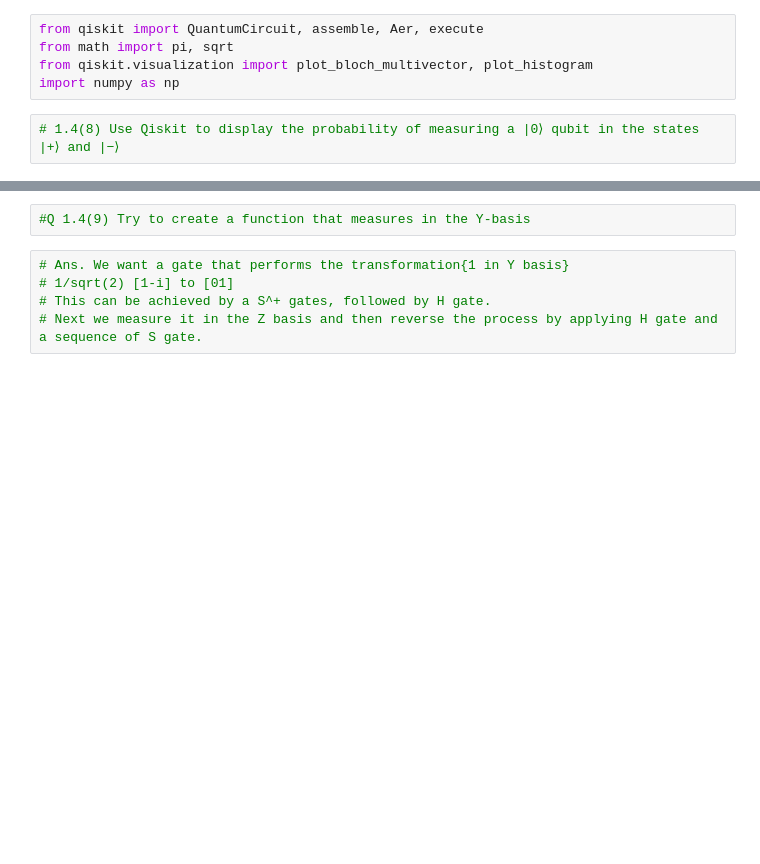
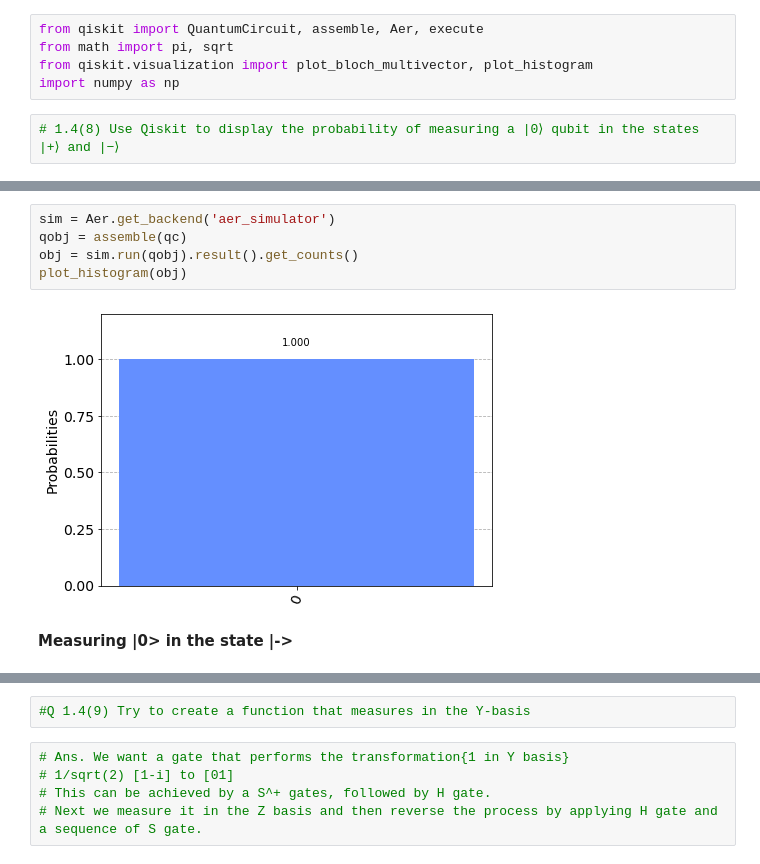
Before and after one commit to hritiksauw199/Qiskit-textbook-solutions, a Jupyter notebook: Chapter 1 Quantum States and Qubits/1.4 SIngle Qubit Gates/code.ipynb, the cells around one changed output, grey strips where cells are left out. Saved outputs shown, nothing was run; the diff lists cells and outputs as text; blank space fills up the shorter version.

```diff
--- a/Chapter 1 Quantum States and Qubits/1.4 SIngle Qubit Gates/code.ipynb
+++ b/Chapter 1 Quantum States and Qubits/1.4 SIngle Qubit Gates/code.ipynb
@@ -27,0 +28,9 @@ c: 1/═════════════════════════
+# %%
+sim = Aer.get_backend('aer_simulator')
+qobj = assemble(qc)
+obj = sim.run(qobj).result().get_counts()
+plot_histogram(obj)
+# %% [output]
+[figure, added]
+# %% [markdown]
+**Measuring |0> in the state |->**
```
Also changed, not shown: parts of 8 cells of this notebook.
